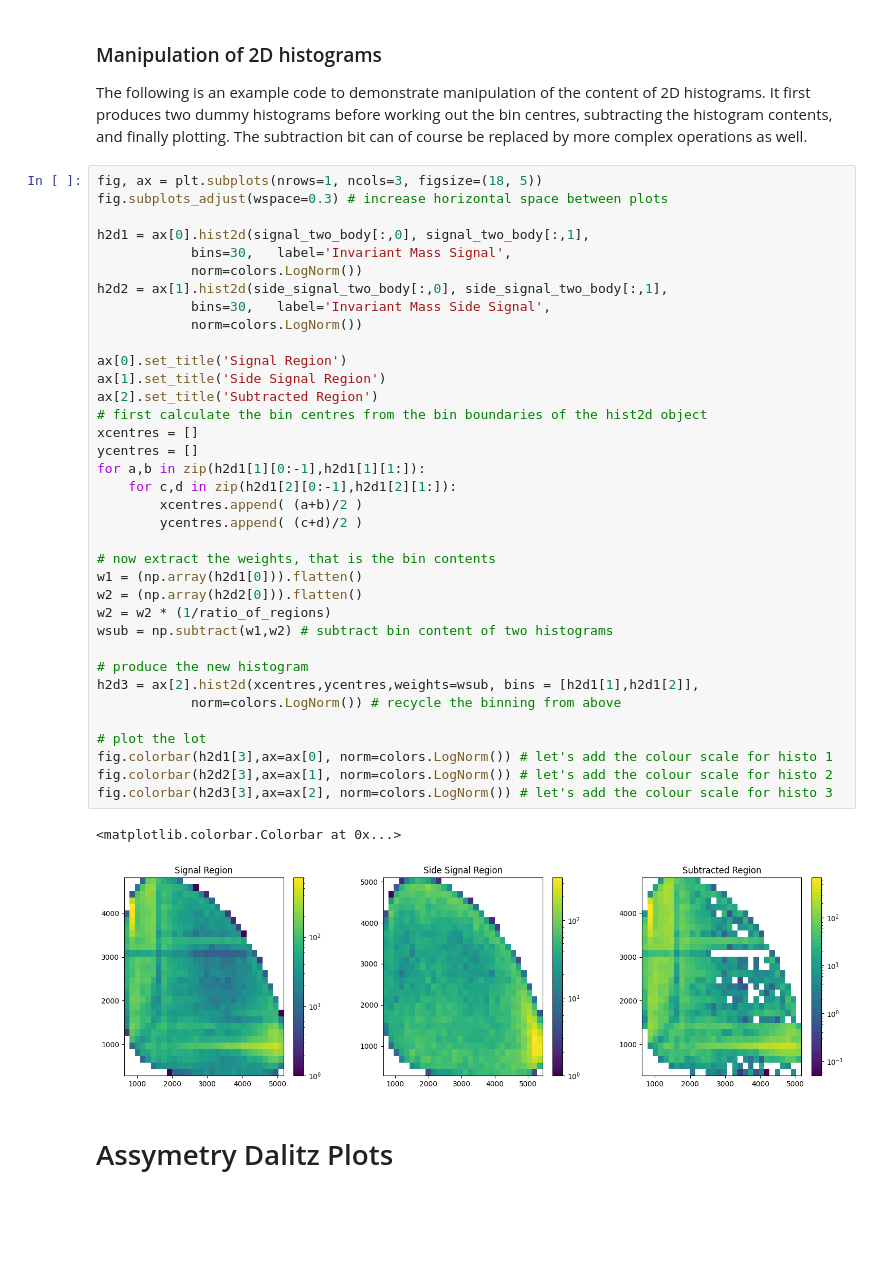
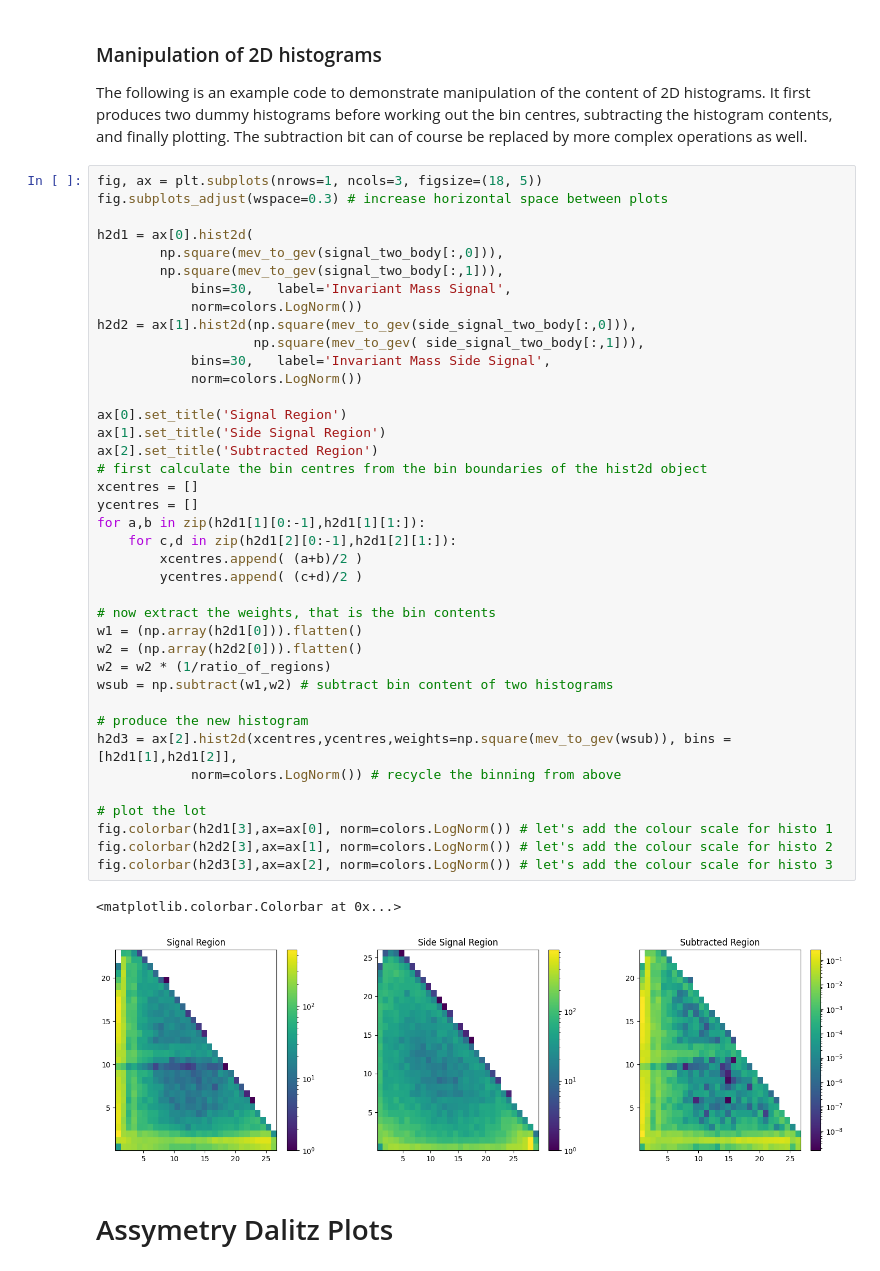
Before and after one commit to aavashsubedi/labs_yr3, a Jupyter notebook: matter_antimatter/aavash.ipynb, the cells around one changed output. Drawn from its saved outputs; the diff is of its cells as text; blank space fills up the shorter version.

```diff
--- a/matter_antimatter/aavash.ipynb
+++ b/matter_antimatter/aavash.ipynb
@@ -1359,41 +1346,44 @@ The following is an example code to demonstrate manipulation of the content of 2
 fig, ax = plt.subplots(nrows=1, ncols=3, figsize=(18, 5))
 fig.subplots_adjust(wspace=0.3) # increase horizontal space between plots
 
-h2d1 = ax[0].hist2d(signal_two_body[:,0], signal_two_body[:,1],
+h2d1 = ax[0].hist2d(
+        np.square(mev_to_gev(signal_two_body[:,0])),
+        np.square(mev_to_gev(signal_two_body[:,1])),
             bins=30,   label='Invariant Mass Signal',
             norm=colors.LogNorm())
-h2d2 = ax[1].hist2d(side_signal_two_body[:,0], side_signal_two_body[:,1],
+h2d2 = ax[1].hist2d(np.square(mev_to_gev(side_signal_two_body[:,0])),
+                    np.square(mev_to_gev( side_signal_two_body[:,1])),
             bins=30,   label='Invariant Mass Side Signal',
             norm=colors.LogNorm())
 
 ax[0].set_title('Signal Region')
 ax[1].set_title('Side Signal Region')
 ax[2].set_title('Subtracted Region')
 # first calculate the bin centres from the bin boundaries of the hist2d object
 xcentres = []
 ycentres = []
 for a,b in zip(h2d1[1][0:-1],h2d1[1][1:]):
     for c,d in zip(h2d1[2][0:-1],h2d1[2][1:]):
         xcentres.append( (a+b)/2 )
         ycentres.append( (c+d)/2 )
 
 # now extract the weights, that is the bin contents
 w1 = (np.array(h2d1[0])).flatten()
 w2 = (np.array(h2d2[0])).flatten()
 w2 = w2 * (1/ratio_of_regions)
 wsub = np.subtract(w1,w2) # subtract bin content of two histograms
 
 # produce the new histogram
-h2d3 = ax[2].hist2d(xcentres,ycentres,weights=wsub, bins = [h2d1[1],h2d1[2]],
+h2d3 = ax[2].hist2d(xcentres,ycentres,weights=np.square(mev_to_gev(wsub)), bins = [h2d1[1],h2d1[2]],
             norm=colors.LogNorm()) # recycle the binning from above
 
 # plot the lot
 fig.colorbar(h2d1[3],ax=ax[0], norm=colors.LogNorm()) # let's add the colour scale for histo 1
 fig.colorbar(h2d2[3],ax=ax[1], norm=colors.LogNorm()) # let's add the colour scale for histo 2
 fig.colorbar(h2d3[3],ax=ax[2], norm=colors.LogNorm()) # let's add the colour scale for histo 3
 # %% [output]
 <matplotlib.colorbar.Colorbar at 0x...>
-[figure, old version]
+[figure, new version]
 # %% [markdown]
 # Assymetry Dalitz Plots
 # %%
```
Also changed, not shown: parts of 13 cells of this notebook.
